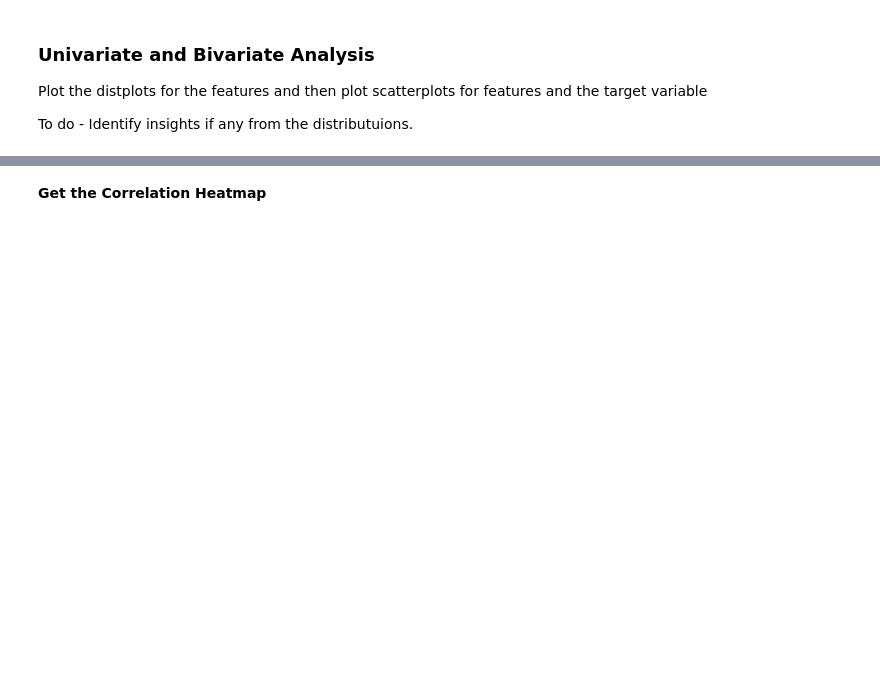
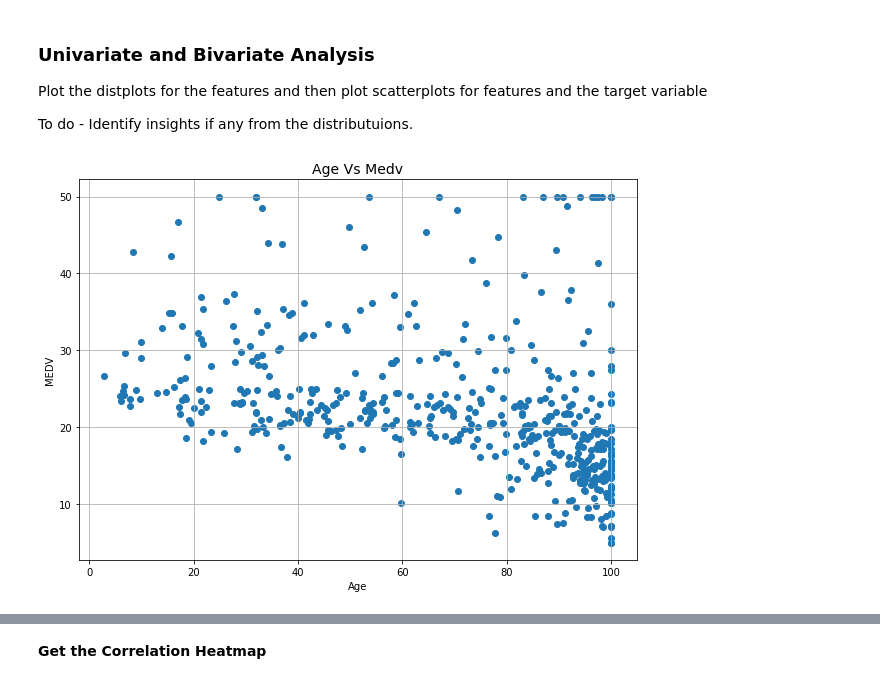
Before and after one commit to swaroop-raj/machine-learning, a Jupyter notebook: machine-learning/notebooks/PE_Linear_Regression_Question.ipynb, the cells around one changed output, grey strips where cells are left out. Saved outputs shown, nothing was run; the diff lists cells and outputs as text; code cells hidden in the pictures; blank space fills up the shorter version.

```diff
--- a/machine-learning/notebooks/PE_Linear_Regression_Question.ipynb
+++ b/machine-learning/notebooks/PE_Linear_Regression_Question.ipynb
@@ -138,3 +154,13 @@ TypeError: ignored
 Plot the distplots for the features and then plot scatterplots for features and the target variable
 
 To do - Identify insights if any from the distributuions.
+# %%
+plt.figure(figsize=(10,7))
+plt.scatter(cdata['AGE'] , cdata['MEDV'] )
+plt.title('Age Vs Medv' , fontsize = 14)
+plt.xlabel('Age')
+plt.ylabel('MEDV')
+plt.grid(True)
+plt.show()
+# %% [output]
+[figure, added]
```
Also changed, not shown: parts of 29 cells of this notebook.
